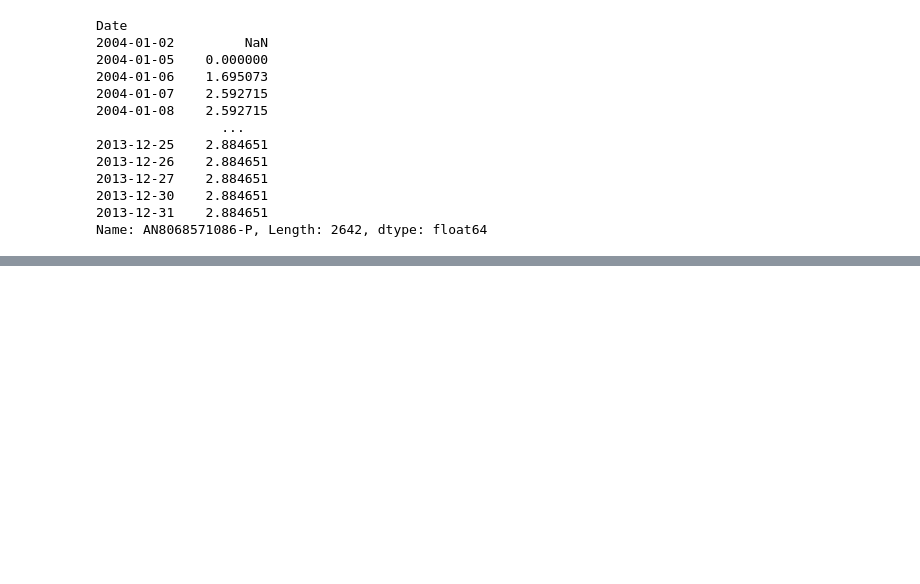
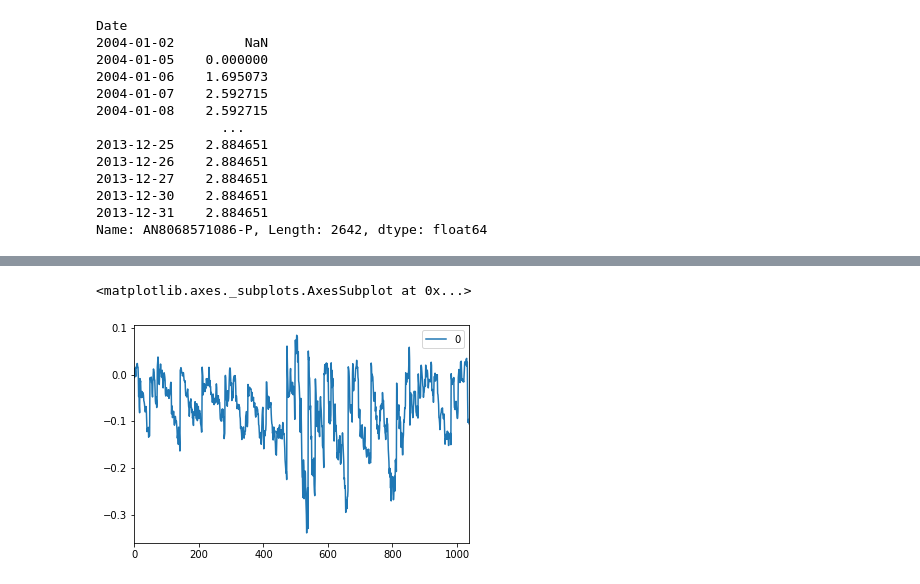
Before and after one commit to PierreNowi/cs230-project, a Jupyter notebook: signal-trading.ipynb, the cells around one changed output, grey strips where cells are left out. Saved outputs shown, nothing was run; the diff lists cells and outputs as text; code cells hidden in the pictures; blank space fills up the shorter version.

```diff
--- a/signal-trading.ipynb
+++ b/signal-trading.ipynb
@@ -304,0 +403,5 @@ Name: AN8068571086-P, Length: 2642, dtype: float64
+# %%
+df_return.plot()
+# %% [output]
+<matplotlib.axes._subplots.AxesSubplot at 0x...>
+[figure, added]
```
Also changed, not shown: parts of 13 cells of this notebook, 4 other files.
